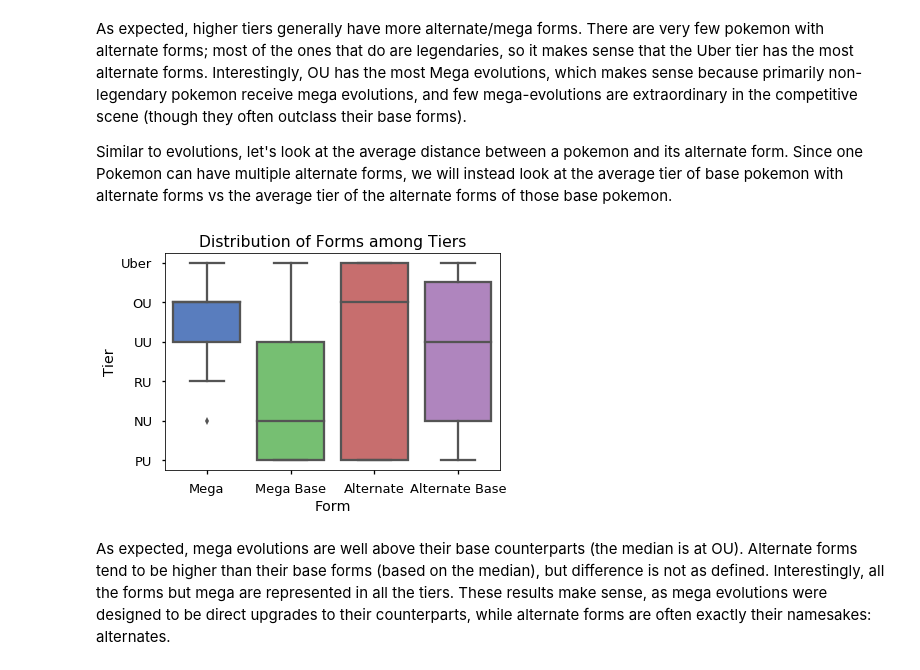
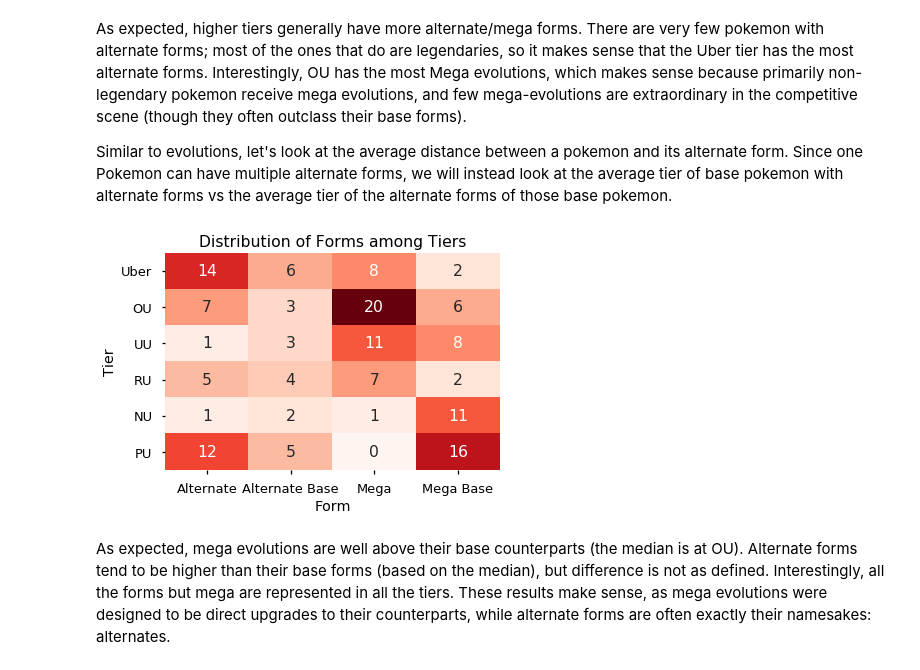
Before and after one commit to n2cholas/pokemon-analysis, a Jupyter notebook: Competitive-Pokemon-Analysis-and-Modelling.ipynb, the cells around one changed output. Cells and saved outputs as stored; diff of their text form; code cells hidden in the pictures.

Commit message:
improved alternate form distribution plot

```diff
--- a/Competitive-Pokemon-Analysis-and-Modelling.ipynb
+++ b/Competitive-Pokemon-Analysis-and-Modelling.ipynb
@@ -611,7 +615,8 @@ self_destroy = {'Explosion', 'Self-Destruct'}
 
 def get_max_power(moves, typ, category, min_acc):
     moves = list(set(moves) - moves_w_recharge - moves_lower_attack - self_destroy)
-    highest = np.max([mdf.loc[m, 'power'] if mdf.loc[m, 'category'] == category
+    highest = np.max([mdf.loc[m, 'power'] if m != 'Sketch' #sketch has a power of 0
+                                          and mdf.loc[m, 'category'] == category
                                           and mdf.loc[m, 'accuracy'] >= min_acc
                                           and mdf.loc[m, 'type'] == typ
                                        else 0
@@ -814,22 +820,25 @@ Similar to evolutions, let's look at the average distance between a pokemon and
 # %%
 alt = df.loc[(df['alt_form'] == 1), ['tier_num']]
 mega = df.loc[(df['mega'] == 1), ['tier_num']]
 alt_base = df.loc[set(map(lambda x: x.split('-')[0], alt.index)), ['tier_num']]
 mega_base = df.loc[set(map(lambda x: x.split('-')[0], mega.index)), ['tier_num']]
 
 alt['Form'] = 'Alternate'
 mega['Form'] = 'Mega'
 alt_base['Form'] = 'Alternate Base'
 mega_base['Form'] = 'Mega Base'
 
 combined = pd.concat([mega, mega_base, alt, alt_base])
 combined.columns = ['Tier', 'Form']
-plt.gca().invert_yaxis()
-plt.gca().set(title='Distribution of Forms among Tiers', yticklabels=['']+tiers)
-sns.boxplot(data=combined, x='Form', y='Tier', palette='muted')
-#plt.savefig('dist_forms.png', bbox_inches='tight')
+combined['vals'] = 1
+plt.yticks(rotation=90)
+combined = combined.pivot_table(values='vals',columns='Form', index='Tier', aggfunc=np.sum, fill_value=0)
+g = sns.heatmap(combined, cbar=False, annot=True, cmap='Reds', yticklabels=tiers)
+g.set(title='Distribution of Forms among Tiers')
+plt.yticks(rotation=0)
+None
 # %% [output]
-[figure, old version]
+[figure, new version]
 # %% [markdown]
 As expected, mega evolutions are well above their base counterparts (the median is at OU). Alternate forms tend to be higher than their base forms (based on the median), but difference is not as defined. Interestingly, all the forms but mega are represented in all the tiers. These results make sense, as mega evolutions were designed to be direct upgrades to their counterparts, while alternate forms are often exactly their namesakes: alternates.
 # %% [markdown]
```
Also changed, not shown: parts of 24 cells of this notebook, 1 other file.
